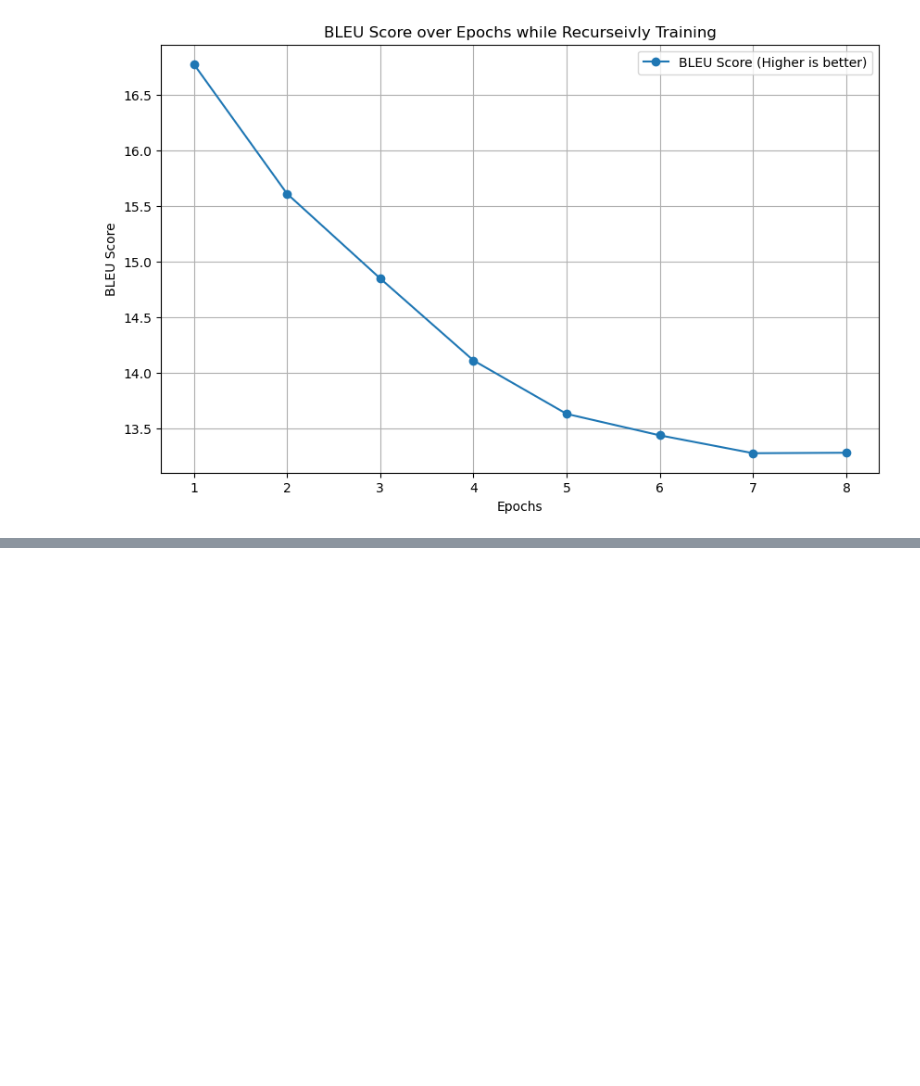
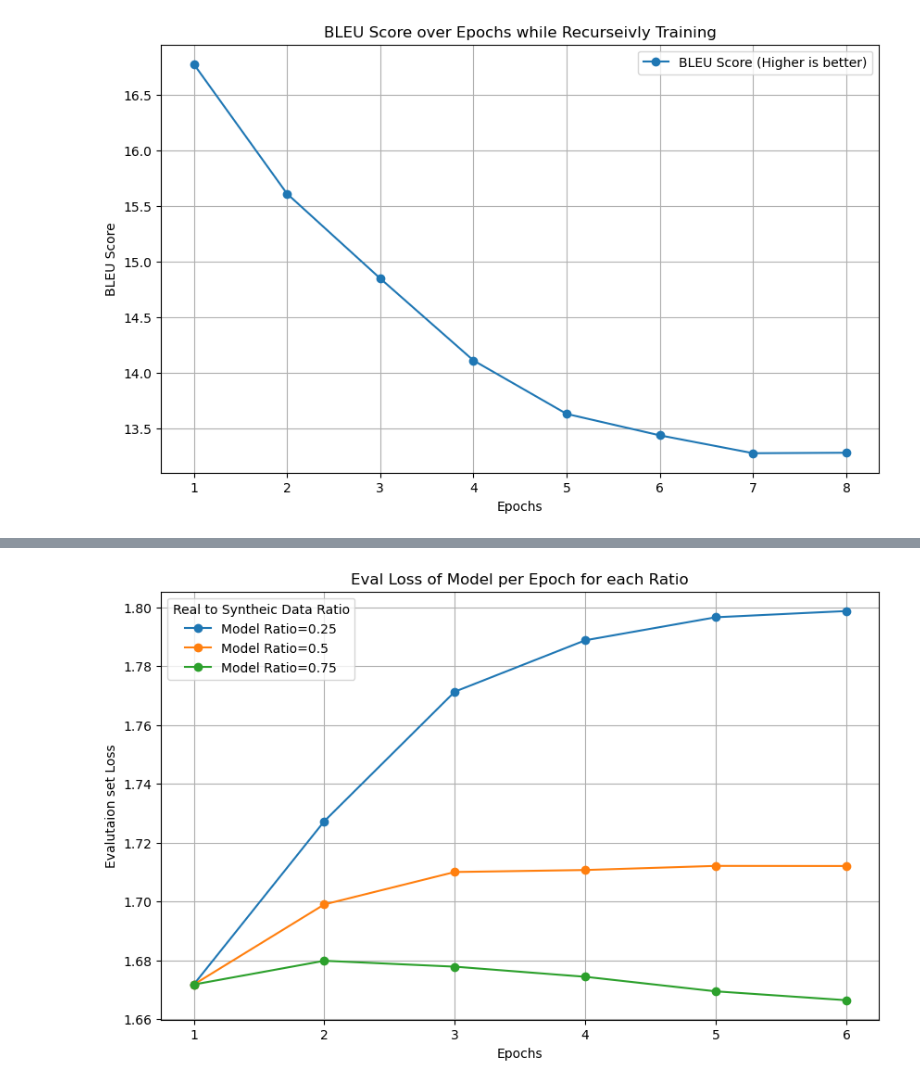
Before and after one commit to stryker51a/NL-Project, a Jupyter notebook: ethan/model_test.ipynb, the cells around one changed output, grey strips where cells are left out. Cells and saved outputs as stored; diff of their text form; code cells hidden in the pictures; blank space fills up the shorter version.

```diff
--- a/ethan/model_test.ipynb
+++ b/ethan/model_test.ipynb
@@ -494,0 +596,36 @@ plt.show()
+# %%
+with open("ratio_experiments_2.txt", "r") as file:
+    data = json.load(file)
+
+ratio_name_list = data.keys()
+
+all_ratio_loss_data = []
+
+for key in data:
+    all_ratio_loss_data.append([epoch["eval_loss"] for epoch in data[key][1]])
+
+all_ratio_loss_data = np.array(all_ratio_loss_data)
+# %%
+epochs = range(1, len(all_ratio_loss_data[0]) + 1)  # Epoch numbers
+
+# Plotting
+plt.figure(figsize=(10, 6))  # Optional: Adjusts the figure size
+
+ratio_list = [0.25, 0.5, 0.75]
+
+# Loop over each model's BLEU scores
+for i, model_scores in enumerate(all_ratio_loss_data, start=1):
+    plt.plot(epochs, model_scores, marker='o', linestyle='-', label=f"Model Ratio={ratio_list[i-1]}")
+
+# Adding labels and title
+plt.xlabel("Epochs")
+plt.ylabel("Evalutaion set Loss")
+plt.title("Eval Loss of Model per Epoch for each Ratio")
+plt.legend(title="Real to Syntheic Data Ratio")
+plt.grid(True)
+
+# Show the plot
+plt.savefig("BLEU_score_dif_ratio.png")
+plt.show()
+# %% [output]
+[figure, added]
```
Also changed, not shown: parts of 13 cells of this notebook, 3 other files.
